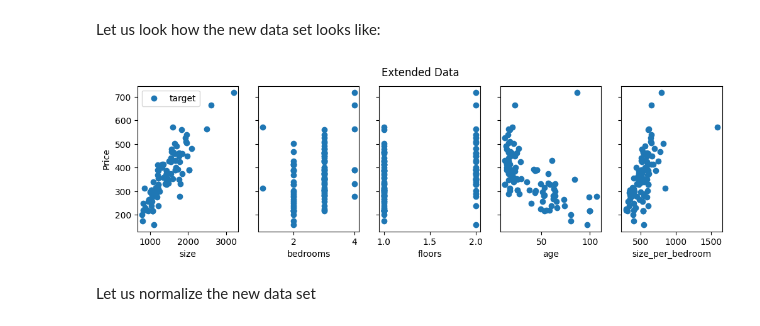
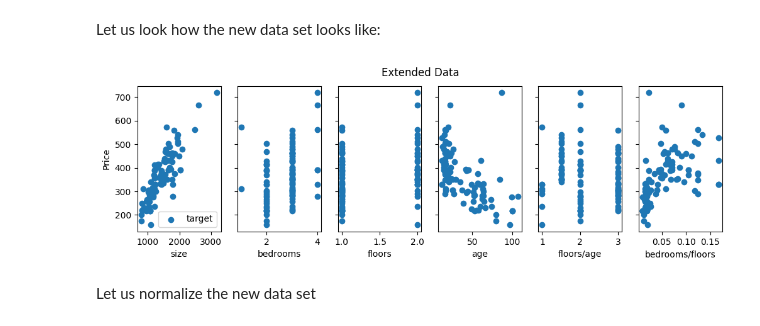
Before and after one commit to Laskiri/Machine-Inteligence, a Jupyter notebook: Session3_Multiple_Linear_Regression.ipynb, the cells around one changed output. Saved outputs shown, nothing was run; the diff lists cells and outputs as text; code cells hidden in the pictures.

```diff
--- a/Session3_Multiple_Linear_Regression.ipynb
+++ b/Session3_Multiple_Linear_Regression.ipynb
@@ -318,8 +318,8 @@ def gradient_descent(X, y, w_in, b_in, cost_function, gradient_function, alpha,
 initial_w = np.zeros_like(w_init)
 initial_b = 0.
 # some gradient descent settings
-iterations = 1000
-alpha = 0.000001
+iterations = 100000
+alpha = 0.0000001
 # run gradient descent
 w_final, b_final, J_hist = gradient_descent(X_train, y_train, initial_w, initial_b,
                                                     compute_cost, compute_gradient,
@@ -447,7 +436,7 @@ initial_w = np.zeros_like(w_init)
 initial_b = 0.
 # some gradient descent settings
 iterations = 100
-alpha = 0.9
+alpha = 0.78
 # run gradient descent
 w_final, b_final, J_hist = gradient_descent(X_norm, y_train, initial_w, initial_b,
                                                     compute_cost, compute_gradient,
@@ -529,32 +518,34 @@ Let us introduce in our training data sample a new feature "size_per_bedrrom":
 $$ \text{size_per_bedroom} = \frac{\text{size}}{\text{number of bedrooms}}$$
 # %%
 # Create a larger matrix
-X_train_extended = np.zeros((X_train.shape[0],X_train.shape[1]+1))
+X_train_extended = np.zeros((X_train.shape[0],X_train.shape[1]+2))
 
 # Copy the training data to the new matrix
-X_train_extended[:,:-1] = X_train
+X_train_extended[:,:-2] = X_train
 
 #Add another new colum
-X_train_extended[:,-1] = X_train[:,0]/(X_train[:,1])
+X_train_extended[:,-1] = X_train[:,2]/(X_train[:,3])
+X_train_extended[:,-2] = X_train[:,1]/(X_train[:,2])
+
 
 #Create new names for the variable
-X_features_extended = ['size','bedrooms','floors','age','size_per_bedroom']
+X_features_extended = ['size','bedrooms','floors','age','floors/age', 'bedrooms/floors']
 # %% [markdown]
 Let us look how the new data set looks like:
 # %%
 #predict target using normalized features
 m = X_train_extended.shape[0]
 
 # plot predictions and targets versus original features
-fig,ax=plt.subplots(1,5,figsize=(12, 3),sharey=True)
+fig,ax=plt.subplots(1,6,figsize=(12, 3),sharey=True)
 for i in range(len(ax)):
     ax[i].scatter(X_train_extended[:,i],y_train, label = 'target')
     ax[i].set_xlabel(X_features_extended[i])
 ax[0].set_ylabel("Price"); ax[0].legend();
 fig.suptitle("Extended Data")
 plt.show()
 # %% [output]
-[figure, old version]
+[figure, new version]
 # %% [markdown]
 Let us normalize the new data set
 # %%
```
Also changed, not shown: parts of 13 cells of this notebook.
